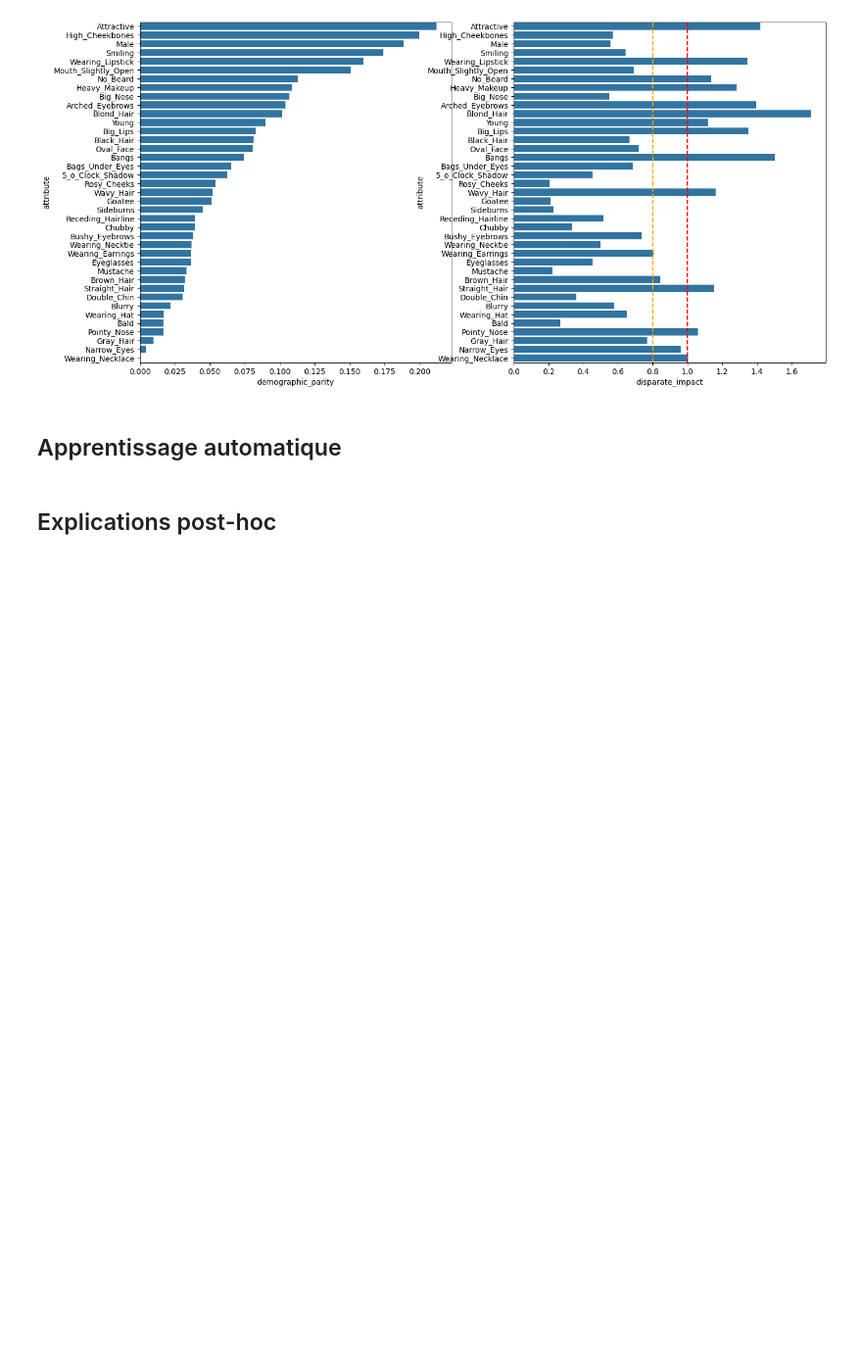
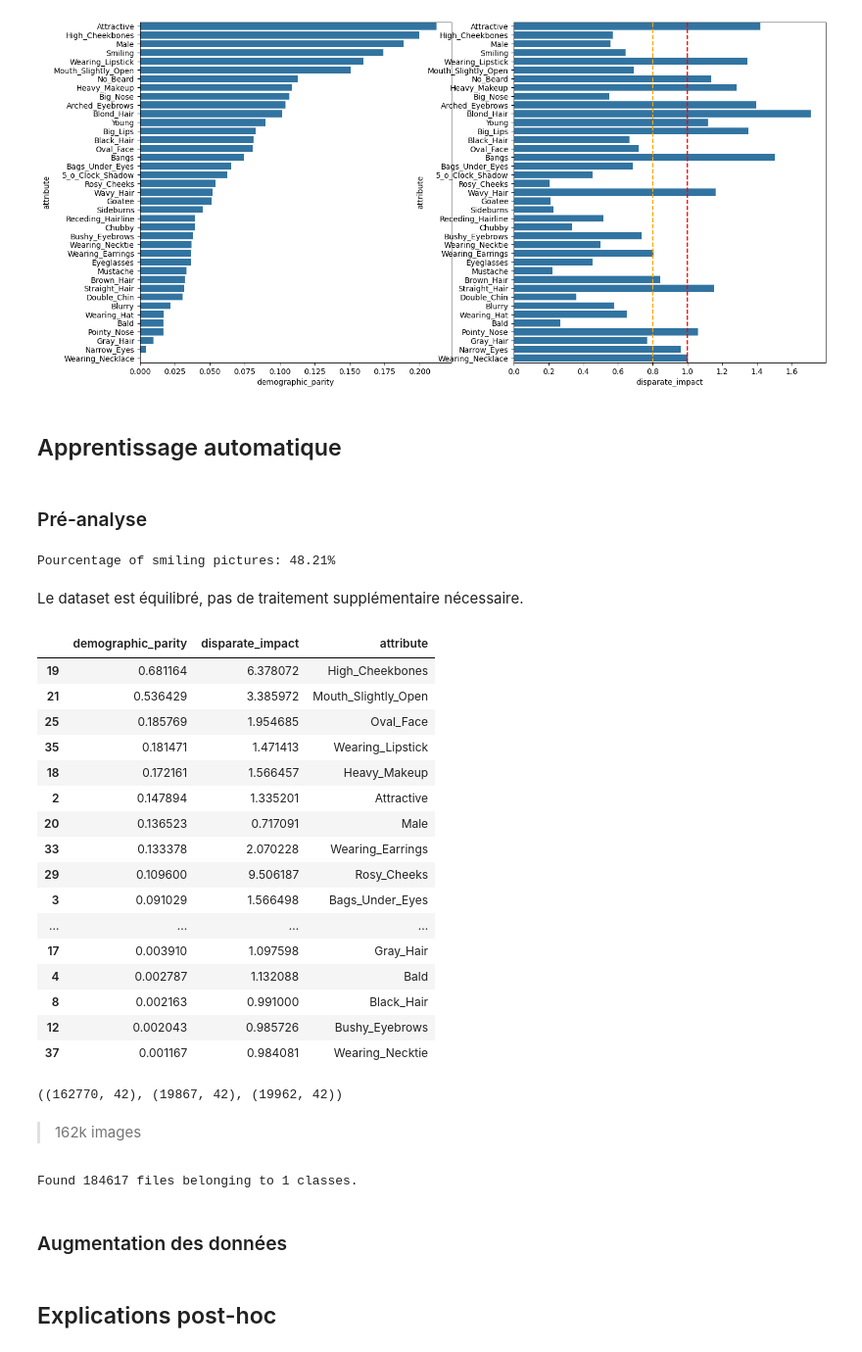
Before and after one commit to SarahL-1720/rexia-responsible-explainable-ai-project, a Jupyter notebook: sarah_image_data.ipynb, the cells around one changed output. Shown at 98% size. Saved outputs shown, nothing was run; the diff lists cells and outputs as text; code cells hidden in the pictures; blank space fills up the shorter version.

```diff
--- a/sarah_image_data.ipynb
+++ b/sarah_image_data.ipynb
@@ -315,3 +318,68 @@ axes[0].axvline(x=0.2, color='orange', linestyle='--', label='0.5 threshold')
 [figure]
 # %% [markdown]
 ## Apprentissage automatique
+# %% [markdown]
+### Pré-analyse
+# %%
+print(f"Pourcentage of smiling pictures: {(df_attributes['Smiling'] == 1).mean() * 100:.2f}%")
+# %% [output]
+Pourcentage of smiling pictures: 48.21%
+# %% [markdown]
+Le dataset est équilibré, pas de traitement supplémentaire nécessaire.
+# %%
+results = []
+sensitive_attr = 'Smiling'
+for attr in attr_cols:
+    if attr == sensitive_attr:
+        continue
+    metrics = fairness_metrics(df_binary, sensitive_attr=sensitive_attr, target_attr=attr)
+    metrics['attribute'] = attr
+
+    results.append(metrics)
+
+results_df = pd.DataFrame(results).sort_values('demographic_parity', ascending=False)
+display(results_df)
+# %% [output]
+|  | demographic_parity | disparate_impact | attribute |
+| 19 | 0.681164 | 6.378072 | High_Cheekbones |
+| 21 | 0.536429 | 3.385972 | Mouth_Slightly_Open |
+| 25 | 0.185769 | 1.954685 | Oval_Face |
+| 35 | 0.181471 | 1.471413 | Wearing_Lipstick |
+| 18 | 0.172161 | 1.566457 | Heavy_Makeup |
+| 2 | 0.147894 | 1.335201 | Attractive |
+| 20 | 0.136523 | 0.717091 | Male |
+| 33 | 0.133378 | 2.070228 | Wearing_Earrings |
+| 29 | 0.109600 | 9.506187 | Rosy_Cheeks |
+| 3 | 0.091029 | 1.566498 | Bags_Under_Eyes |
+| ... | ... | ... | ... |
+| 17 | 0.003910 | 1.097598 | Gray_Hair |
+| 4 | 0.002787 | 1.132088 | Bald |
+| 8 | 0.002163 | 0.991000 | Black_Hair |
+| 12 | 0.002043 | 0.985726 | Bushy_Eyebrows |
+| 37 | 0.001167 | 0.984081 | Wearing_Necktie |
+# %%
+df = df_attributes.merge(df_eval_partitions, on='image_id')
+df['Smiling'] = (df['Smiling'] == 1).astype(int)
+df_train = df[df['partition'] == 0]
+df_eval = df[df['partition'] == 1]
+df_test = df[df['partition'] == 2]
+
+df_train.shape, df_eval.shape, df_test.shape
+# %% [output]
+((162770, 42), (19867, 42), (19962, 42))
+# %% [markdown]
+> 162k images
+# %%
+from tensorflow.keras.preprocessing.image import ImageDataGenerator
+from tensorflow.keras.utils import image_dataset_from_directory
+
+
+train_ds = image_dataset_from_directory(
+    r"C:\Users\Asturiel\Documents\Cours\CentraleSupelec_COURS\Third_Year\REXIA\projet-rexia\rexia-responsible-explainable-ai-project\data\image_data\img_align_celeba",
+    image_size=(224, 224),
+    batch_size=32
+)
+# %% [output]
+Found 184617 files belonging to 1 classes.
+# %% [markdown]
+### Augmentation des données
```
Also changed, not shown: parts of 6 cells of this notebook.
